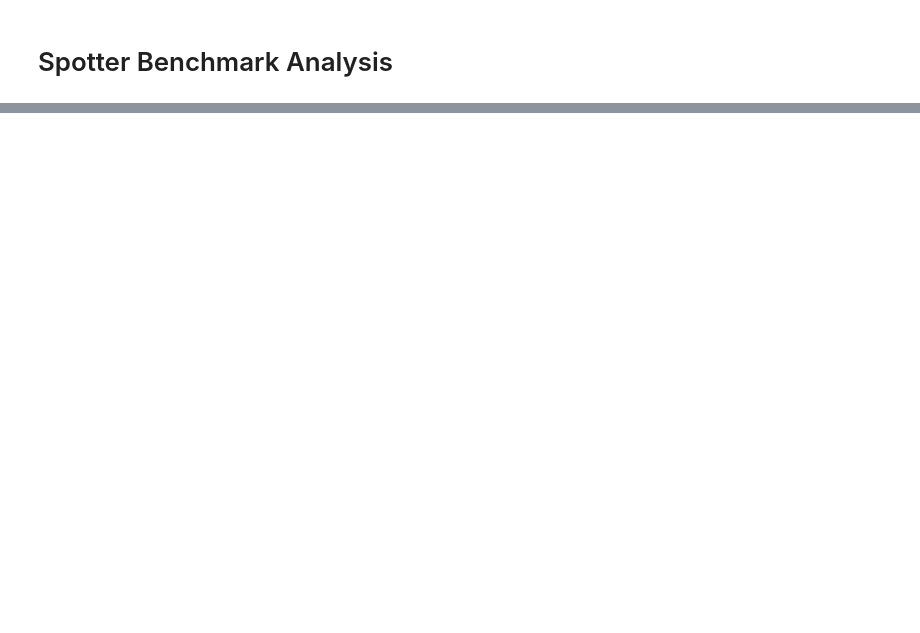
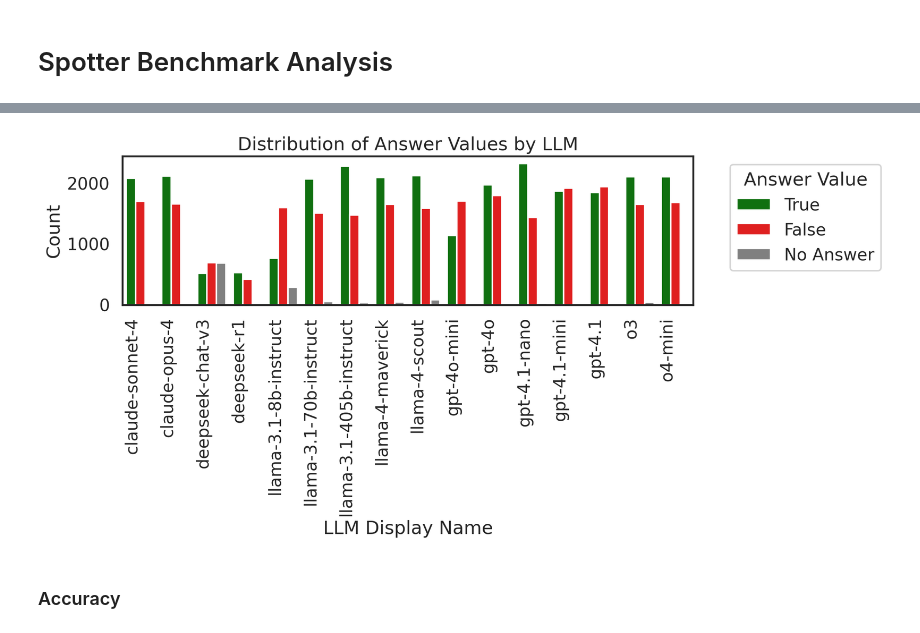
Before and after one commit to gabegrand/battleship, a Jupyter notebook: experiments/collaborative/spotter_analysis.ipynb, the cells around one changed output, grey strips where cells are left out. Saved outputs shown, nothing was run; the diff lists cells and outputs as text; code cells hidden in the pictures; blank space fills up the shorter version.

```diff
--- a/experiments/collaborative/spotter_analysis.ipynb
+++ b/experiments/collaborative/spotter_analysis.ipynb
@@ -47,22 +69,0 @@ df = pd.DataFrame(results)
-# %%
-# Add display names and categorizations for analysis
-def add_display_fields(df):
-    """Add display names and categorizations to the dataframe."""
-    # Add spotter type categorization
-    df["spotter_type_short"] = df.apply(
-        lambda row: get_spotter_type_short(row["spotter_type"], row["use_cot"]), axis=1
-    )
-    df["spotter_type_short"] = pd.Categorical(df["spotter_type_short"], categories=["Base", "+ CoT", "+ Code", "+ CoT + Code"], ordered=True)
-
-    # Add model display name
-    df["llm_display_name"] = df["llm"].map(lambda x: MODEL_DISPLAY_NAMES.get(x, x))
-
-    # Sort by order in MODEL_DISPLAY_NAMES using categorical
-    df["llm_display_name"] = pd.Categorical(df["llm_display_name"], categories=MODEL_DISPLAY_NAMES.values(), ordered=True)
-    df = df.sort_values(by=["llm_display_name", "spotter_type_short"])
-
-    return df
-
-# Process the dataframe
-df = add_display_fields(df)
-df
@@ -82,3 +219,29 @@ print(f"Human accuracy baseline: {human_accuracy_baseline:.2%}")
+# %%
+# Create a copy of the dataframe and handle None values in answer_value
+df_plot = df.copy()
+df_plot["answer_value"] = df_plot["answer_value"].fillna("No Answer")
+
+# Visualize the distribution of answer values by LLM and spotter type
+plt.figure(figsize=(12, 6))
+sns.countplot(
+    data=df_plot,
+    x="llm_display_name",
+    hue="answer_value",
+    order=df["llm_display_name"].cat.categories,
+    palette={True: "green", False: "red", "No Answer": "gray"}
+)
+
+plt.title("Distribution of Answer Values by LLM")
+plt.xlabel("LLM Display Name")
+plt.ylabel("Count")
+plt.xticks(rotation=90, ha="right")
+plt.legend(title="Answer Value", bbox_to_anchor=(1.05, 1), loc='upper left')
+plt.tight_layout()
+plt.show()
+# %% [output]
+[figure, added]
+# %% [markdown]
+### Accuracy
 # %%
 with sns.plotting_context(context="talk"), sns.axes_style("whitegrid"):
 
```
Also changed, not shown: parts of 23 cells of this notebook.
